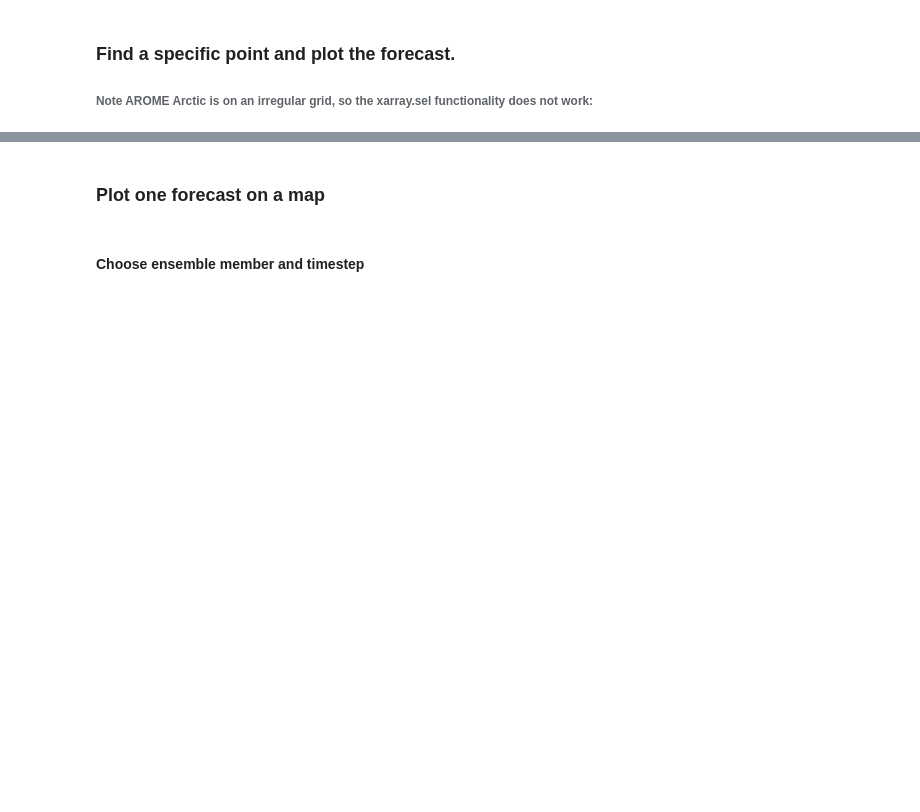
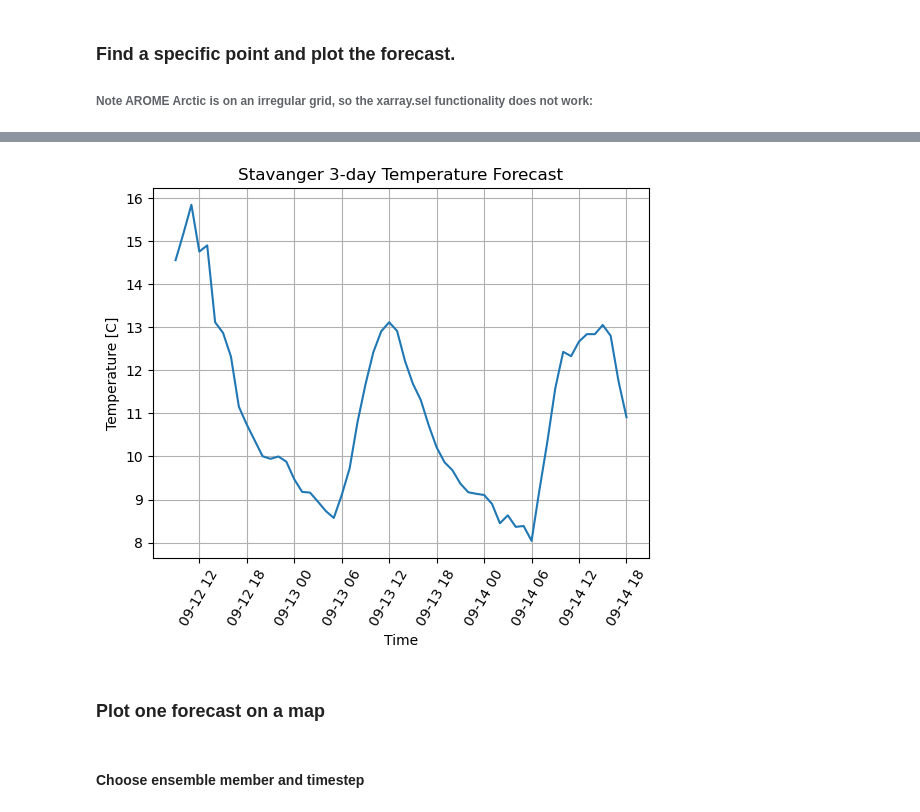
Before and after one commit to kjes4pres/GEO4902, a Jupyter notebook: Exercise 1a/1a.Script.ipynb, the cells around one changed output, grey strips where cells are left out. Saved outputs shown, nothing was run; the diff lists cells and outputs as text; code cells hidden in the pictures; blank space fills up the shorter version.

```diff
--- a/Exercise 1a/1a.Script.ipynb
+++ b/Exercise 1a/1a.Script.ipynb
@@ -90,3 +98,14 @@ plt.show()
+# %%
+plt.plot(dataset.time, t2m_point - 273.15, '-')
+
+plt.title("Stavanger 3-day Temperature Forecast")
+plt.ylabel('Temperature [C]')
+plt.xticks(rotation=60)
+plt.xlabel('Time')
+plt.grid()
+plt.show()
+# %% [output]
+[figure, added]
 # %% [markdown]
 ### Plot one forecast on a map
 # %% [markdown]
```
Also changed, not shown: parts of 15 cells of this notebook.
